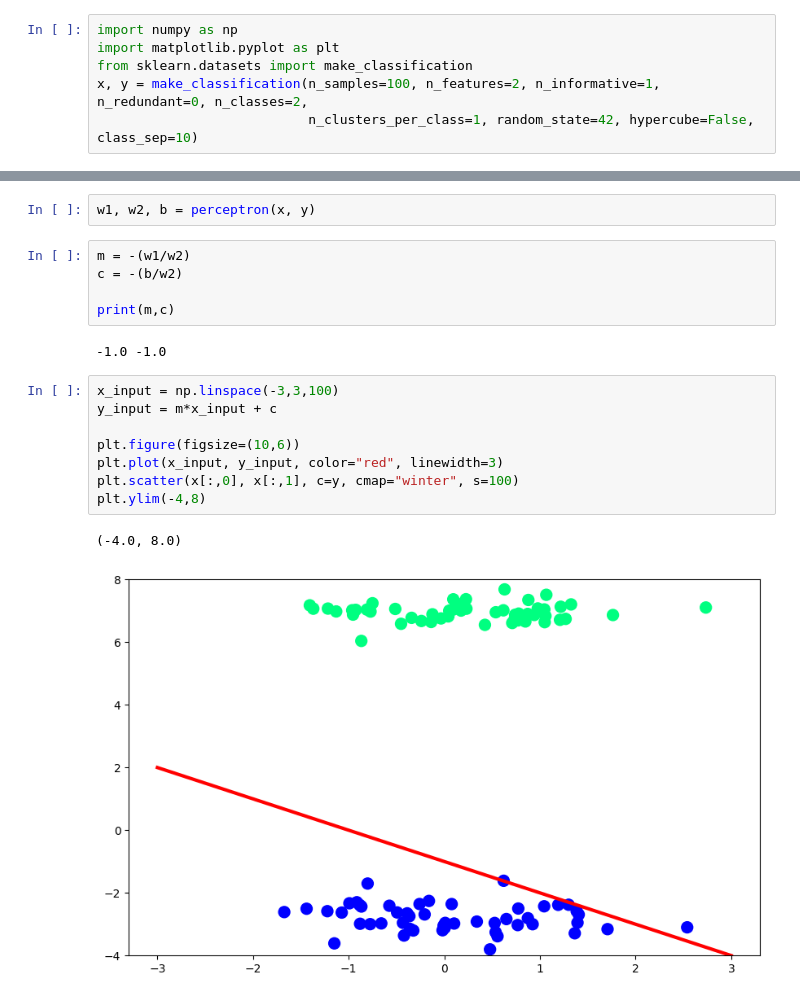
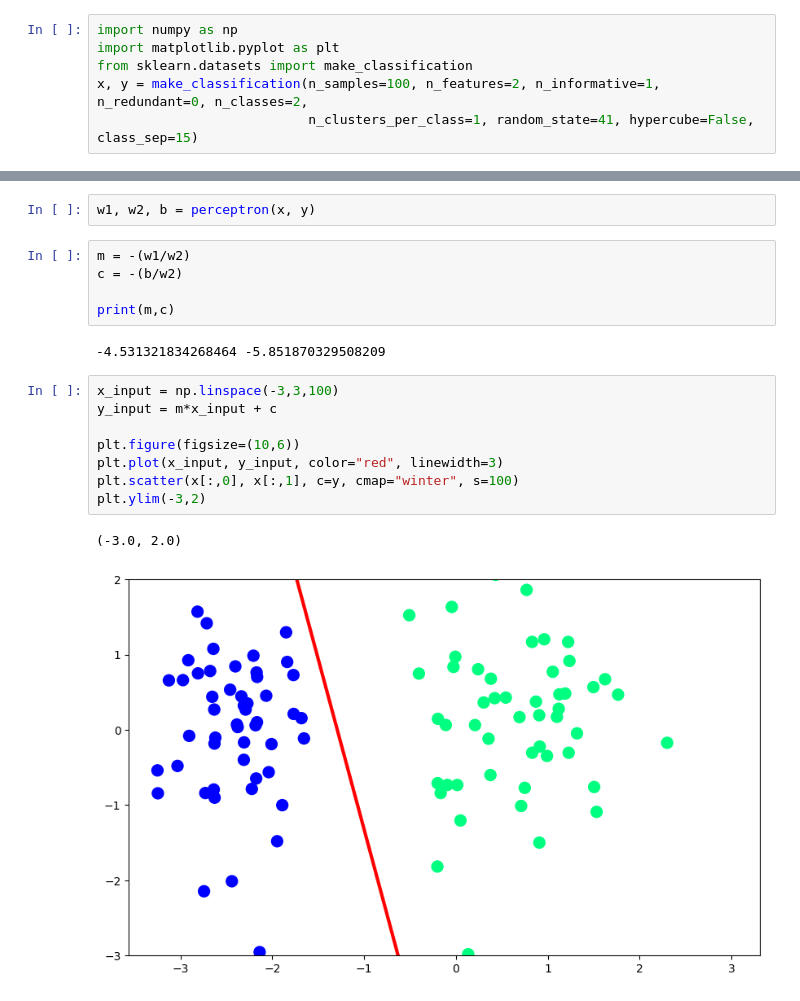
Before and after one commit to khemu003/Deep-Learning, a Jupyter notebook: Perceptron using loss function.ipynb, the cells around one changed output, grey strips where cells are left out. Drawn from its saved outputs; the diff is of its cells as text.

```diff
--- a/Perceptron using loss function.ipynb
+++ b/Perceptron using loss function.ipynb
@@ -3,7 +3,7 @@ import numpy as np
 import matplotlib.pyplot as plt
 from sklearn.datasets import make_classification
 x, y = make_classification(n_samples=100, n_features=2, n_informative=1, n_redundant=0, n_classes=2,
-                           n_clusters_per_class=1, random_state=42, hypercube=False, class_sep=10)
+                           n_clusters_per_class=1, random_state=41, hypercube=False, class_sep=15)
 # %%
 plt.figure(figsize=(10,6))
 plt.scatter(x[:,0], x[:,1], c=y, cmap="winter", s=100)
@@ -33,15 +33,15 @@ c = -(b/w2)
 
 print(m,c)
 # %% [output]
--1.0 -1.0
+-4.531321834268464 -5.851870329508209
 # %%
 x_input = np.linspace(-3,3,100)
 y_input = m*x_input + c
 
 plt.figure(figsize=(10,6))
 plt.plot(x_input, y_input, color="red", linewidth=3)
 plt.scatter(x[:,0], x[:,1], c=y, cmap="winter", s=100)
-plt.ylim(-4,8)
+plt.ylim(-3,2)
 # %% [output]
-(-4.0, 8.0)
+(-3.0, 2.0)
-[figure, old version]
+[figure, new version]
```
Also changed, not shown: parts of 1 cell of this notebook.
